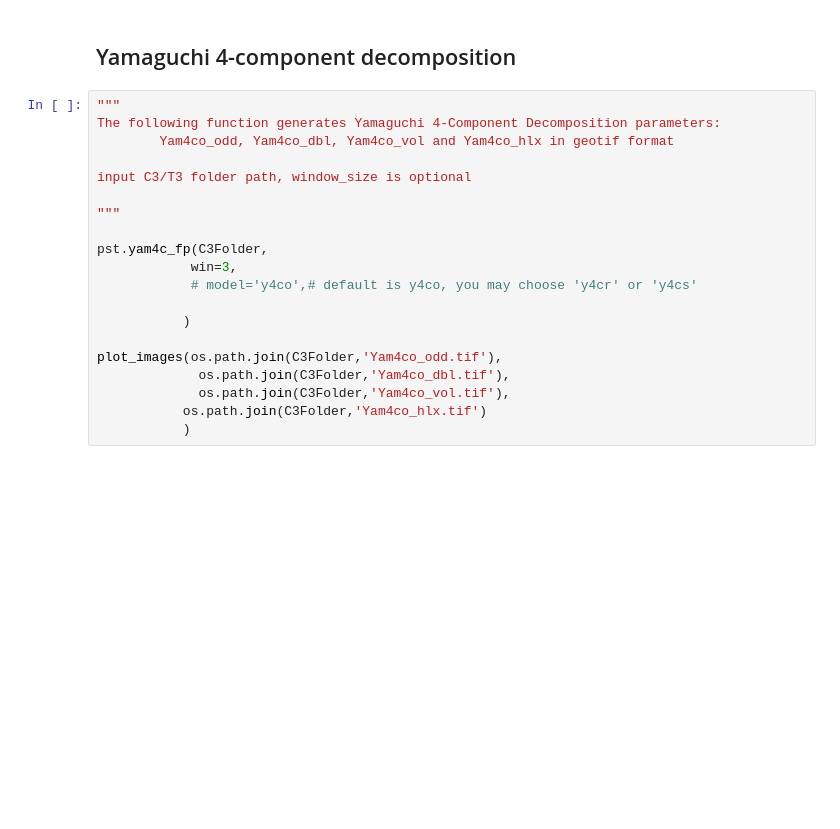
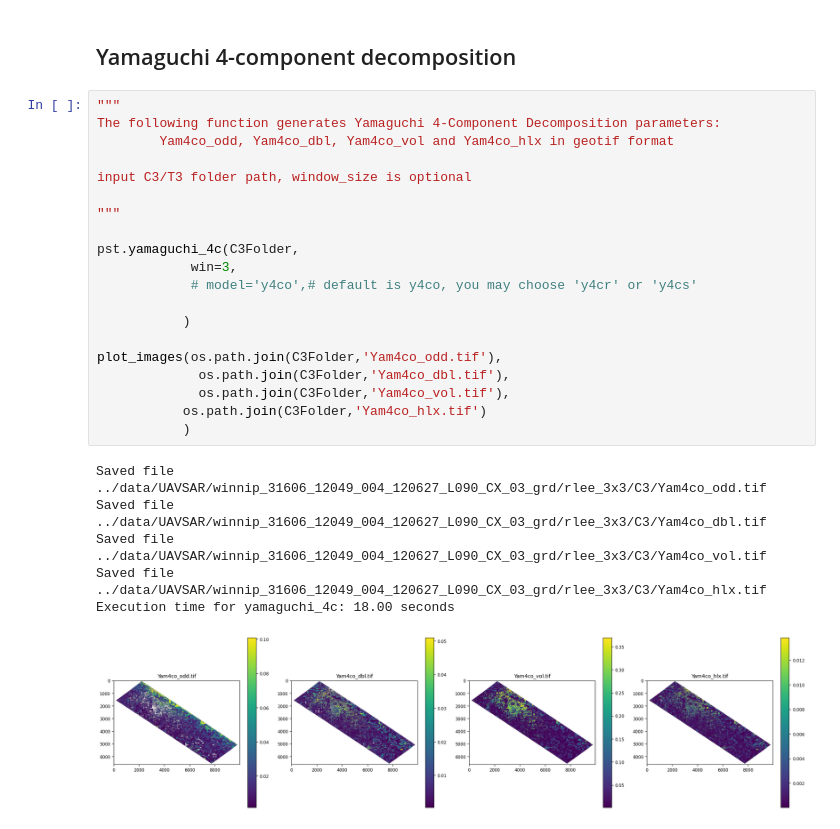
Before and after one commit to polsartools/polsartools-tutorials, a Jupyter notebook: jupyter-notebooks/UAVSAR_GRD_pol_decompositions.ipynb, the cells around one changed output. Cells and saved outputs as stored; diff of their text form; blank space fills up the shorter version.

```diff
--- a/jupyter-notebooks/UAVSAR_GRD_pol_decompositions.ipynb
+++ b/jupyter-notebooks/UAVSAR_GRD_pol_decompositions.ipynb
@@ -281,23 +314,30 @@ plot_images(os.path.join(C3Folder,'H_Shannon.tif'),
 # %%
 """
 The following function generates Yamaguchi 4-Component Decomposition parameters:
         Yam4co_odd, Yam4co_dbl, Yam4co_vol and Yam4co_hlx in geotif format
 
 input C3/T3 folder path, window_size is optional
 
 """
 
-pst.yam4c_fp(C3Folder,
+pst.yamaguchi_4c(C3Folder,
             win=3,
             # model='y4co',# default is y4co, you may choose 'y4cr' or 'y4cs'
 
            )
 
 plot_images(os.path.join(C3Folder,'Yam4co_odd.tif'),
              os.path.join(C3Folder,'Yam4co_dbl.tif'),
              os.path.join(C3Folder,'Yam4co_vol.tif'),
            os.path.join(C3Folder,'Yam4co_hlx.tif')
            )
+# %% [output]
+Saved file ../data/UAVSAR/winnip_31606_12049_004_120627_L090_CX_03_grd/rlee_3x3/C3/Yam4co_odd.tif
+Saved file ../data/UAVSAR/winnip_31606_12049_004_120627_L090_CX_03_grd/rlee_3x3/C3/Yam4co_dbl.tif
+Saved file ../data/UAVSAR/winnip_31606_12049_004_120627_L090_CX_03_grd/rlee_3x3/C3/Yam4co_vol.tif
+Saved file ../data/UAVSAR/winnip_31606_12049_004_120627_L090_CX_03_grd/rlee_3x3/C3/Yam4co_hlx.tif
+Execution time for yamaguchi_4c: 18.00 seconds
+[figure, added]
 # %%
 blue = os.path.join(C3Folder,'Yam4co_odd.tif')
 red = os.path.join(C3Folder,'Yam4co_dbl.tif')
```
Also changed, not shown: parts of 10 cells of this notebook, 16 other files.
